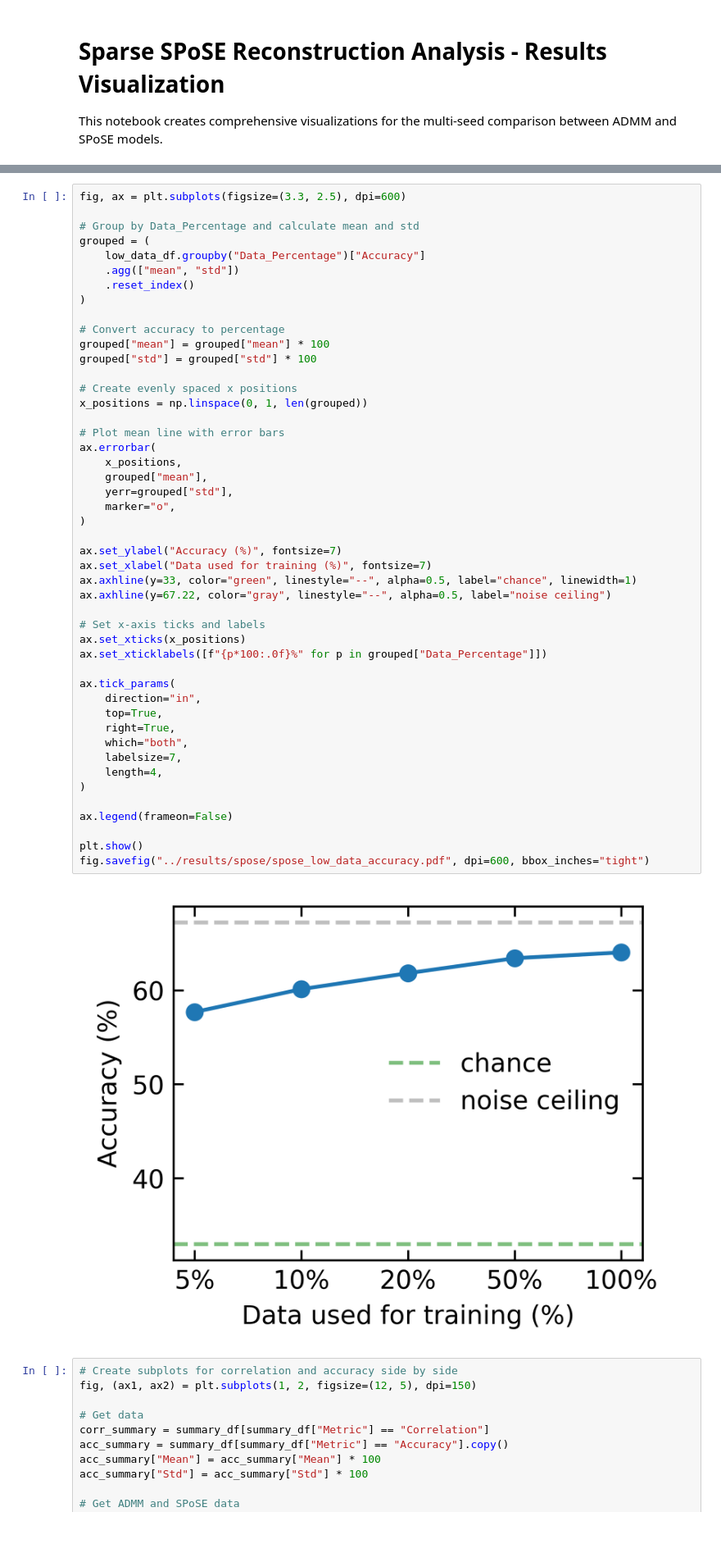
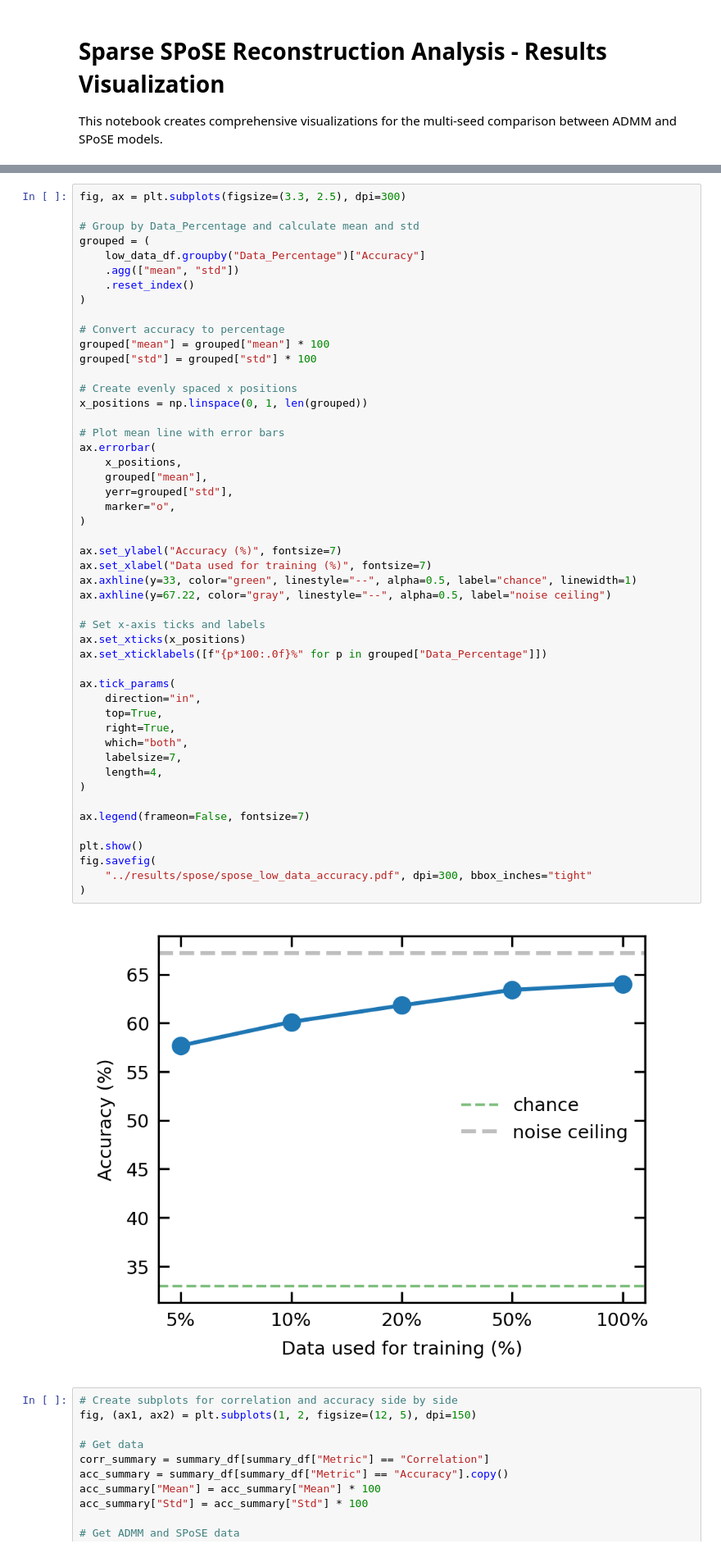
Before and after one commit to florianmahner/pysrf, a Jupyter notebook: notebooks/spose.ipynb, the cells around one changed output, grey strips where cells are left out. Shown: that part at 82% size. Cells and saved outputs as stored; diff of their text form.

```diff
--- a/notebooks/spose.ipynb
+++ b/notebooks/spose.ipynb
@@ -56,5 +60,5 @@ fig.savefig("../results/spose/spose_recon_correlation.pdf", dpi=600, bbox_inches
 # %%
-fig, ax = plt.subplots(figsize=(3.3, 2.5), dpi=600)
+fig, ax = plt.subplots(figsize=(3.3, 2.5), dpi=300)
 
 # Group by Data_Percentage and calculate mean and std
 grouped = (
@@ -72,36 +76,38 @@ x_positions = np.linspace(0, 1, len(grouped))
 
 # Plot mean line with error bars
 ax.errorbar(
     x_positions,
     grouped["mean"],
     yerr=grouped["std"],
     marker="o",
 )
 
 ax.set_ylabel("Accuracy (%)", fontsize=7)
 ax.set_xlabel("Data used for training (%)", fontsize=7)
 ax.axhline(y=33, color="green", linestyle="--", alpha=0.5, label="chance", linewidth=1)
 ax.axhline(y=67.22, color="gray", linestyle="--", alpha=0.5, label="noise ceiling")
 
 # Set x-axis ticks and labels
 ax.set_xticks(x_positions)
 ax.set_xticklabels([f"{p*100:.0f}%" for p in grouped["Data_Percentage"]])
 
 ax.tick_params(
     direction="in",
     top=True,
     right=True,
     which="both",
     labelsize=7,
     length=4,
 )
 
-ax.legend(frameon=False)
+ax.legend(frameon=False, fontsize=7)
 
 plt.show()
-fig.savefig("../results/spose/spose_low_data_accuracy.pdf", dpi=600, bbox_inches="tight")
+fig.savefig(
+    "../results/spose/spose_low_data_accuracy.pdf", dpi=300, bbox_inches="tight"
+)
 # %% [output]
-[figure, old version]
+[figure, new version]
 # %%
 # Create subplots for correlation and accuracy side by side
 fig, (ax1, ax2) = plt.subplots(1, 2, figsize=(12, 5), dpi=150)
```
Also changed, not shown: parts of 3 cells of this notebook, 14 other files.
